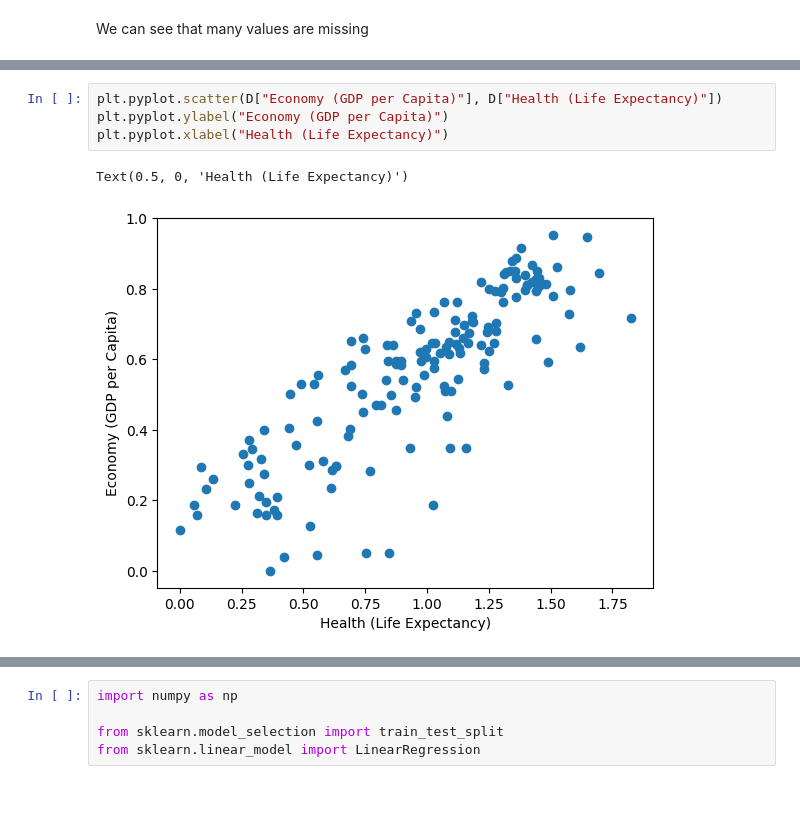
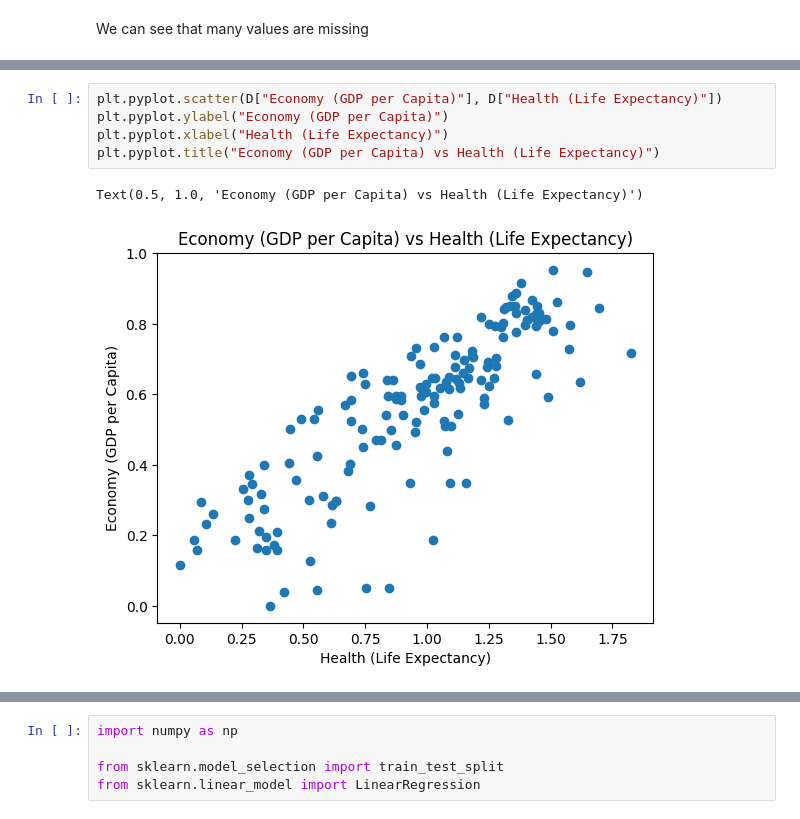
Before and after one commit to Hormone4/World-Happiness-Machine-Learning, a Jupyter notebook: main.ipynb, the cells around one changed output, grey strips where cells are left out. Cells and saved outputs as stored; diff of their text form.

```diff
--- a/main.ipynb
+++ b/main.ipynb
@@ -118,10 +126,11 @@ Text(0.5, 0, 'Health (Life Expectancy)')
 # %%
 plt.pyplot.scatter(D["Economy (GDP per Capita)"], D["Health (Life Expectancy)"])
 plt.pyplot.ylabel("Economy (GDP per Capita)")
 plt.pyplot.xlabel("Health (Life Expectancy)")
+plt.pyplot.title("Economy (GDP per Capita) vs Health (Life Expectancy)")
 # %% [output]
-Text(0.5, 0, 'Health (Life Expectancy)')
+Text(0.5, 1.0, 'Economy (GDP per Capita) vs Health (Life Expectancy)')
-[figure, old version]
+[figure, new version]
 # %%
 independant_var = "Economy (GDP per Capita)"
 y = range(0,9)
```
Also changed, not shown: parts of 21 cells of this notebook.
